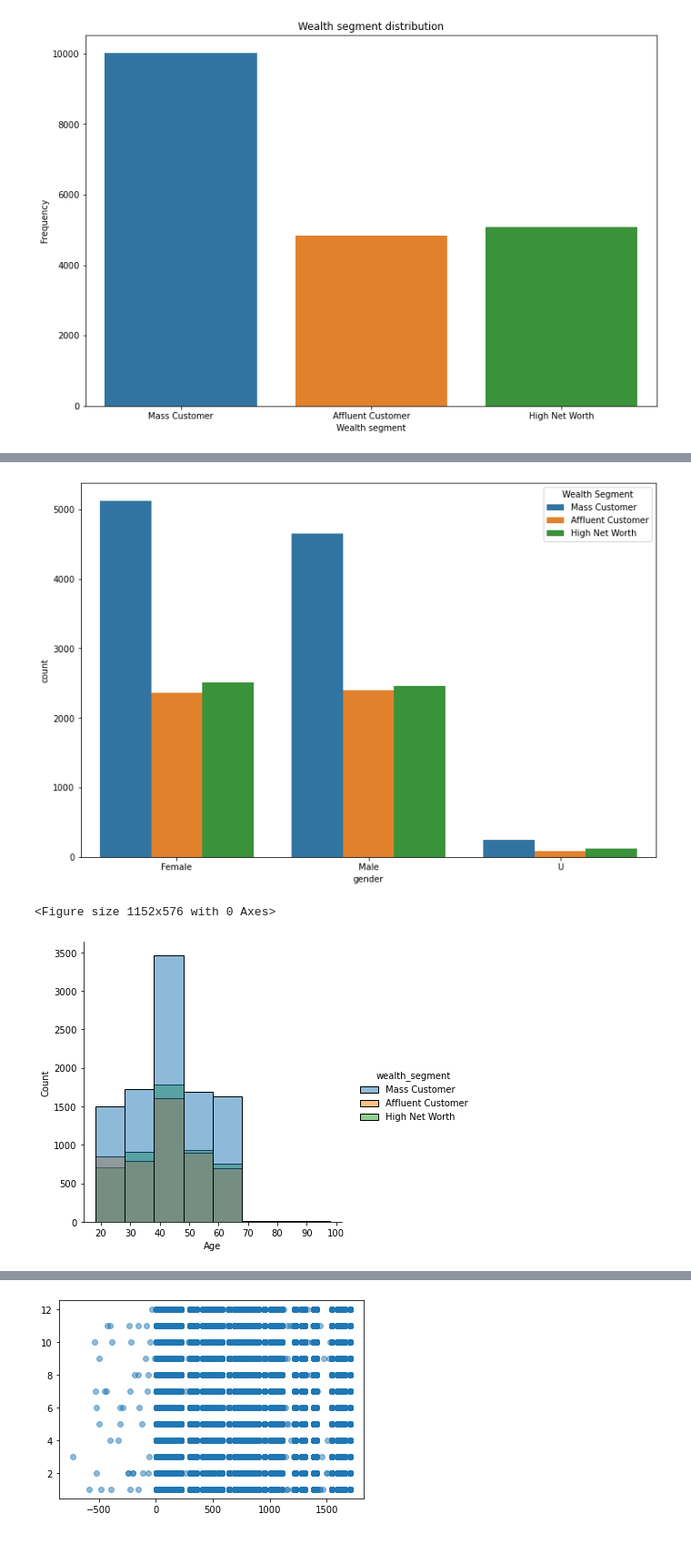
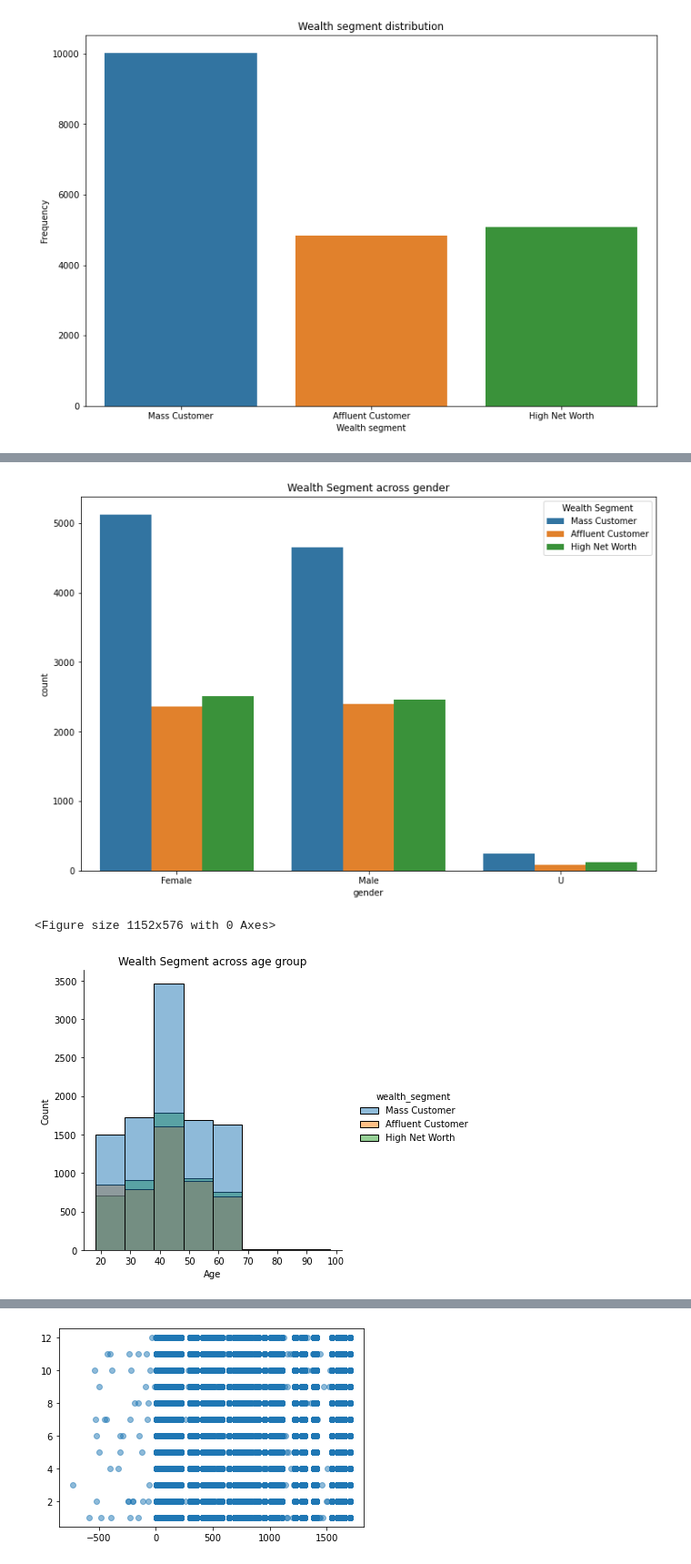
Before and after one commit to MKY01/KPMG-Virtual-Internship, a Jupyter notebook: 2.Data_Insights/mergedDataAnalysis.ipynb, the cells around one changed output, grey strips where cells are left out. Shown: that part at 91% size. Saved outputs shown, nothing was run; the diff lists cells and outputs as text; code cells hidden in the pictures.

```diff
--- a/2.Data_Insights/mergedDataAnalysis.ipynb
+++ b/2.Data_Insights/mergedDataAnalysis.ipynb
@@ -245,16 +253,20 @@ plt.show()
 plt.figure(figsize = (12,8))
 sn.countplot(x='gender', data=df, hue='wealth_segment')
 plt.legend(title='Wealth Segment', loc='upper right', fancybox=True)
+plt.title('Wealth Segment across gender')
+plt.savefig('wealth_segment-gender_original.png')
 plt.show()
 # %% [output]
-[figure, old version]
+[figure, new version]
 # %%
 plt.figure(figsize = (16,8))
 sn.displot(x='Age', binwidth=10, data=df, hue='wealth_segment')
+plt.title('Wealth Segment across age group')
+plt.savefig('wealth_segment-age_original.png')
 plt.show()
 # %% [output]
 <Figure size 1152x576 with 0 Axes>
-[figure, old version]
+[figure, new version]
 # %%
 plt.figure(figsize = (12,8))
 sn.countplot(x='state', data=df, hue='wealth_segment')
```
Also changed, not shown: parts of 41 cells of this notebook, 30 other files.
